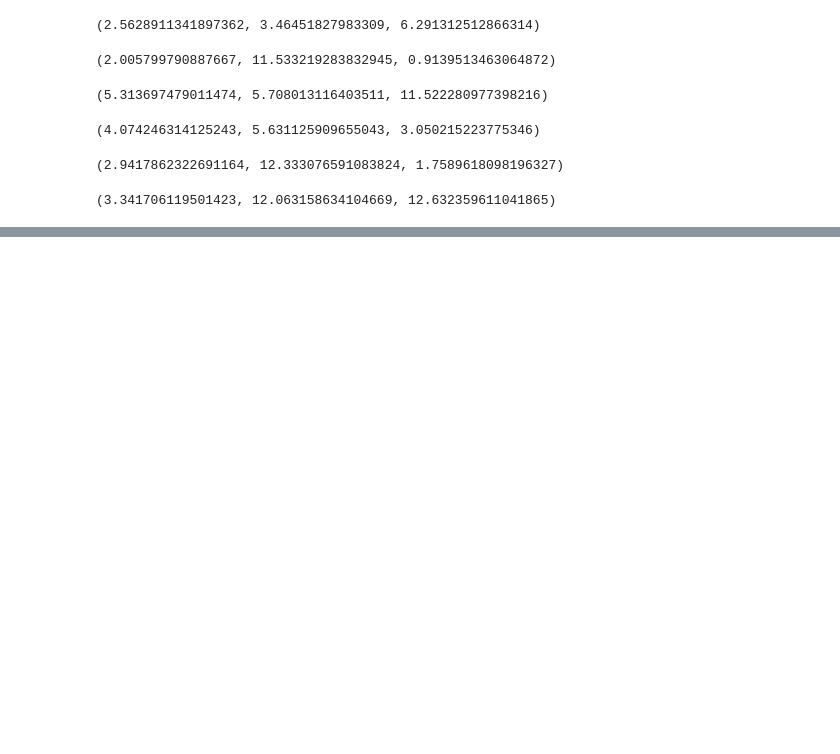
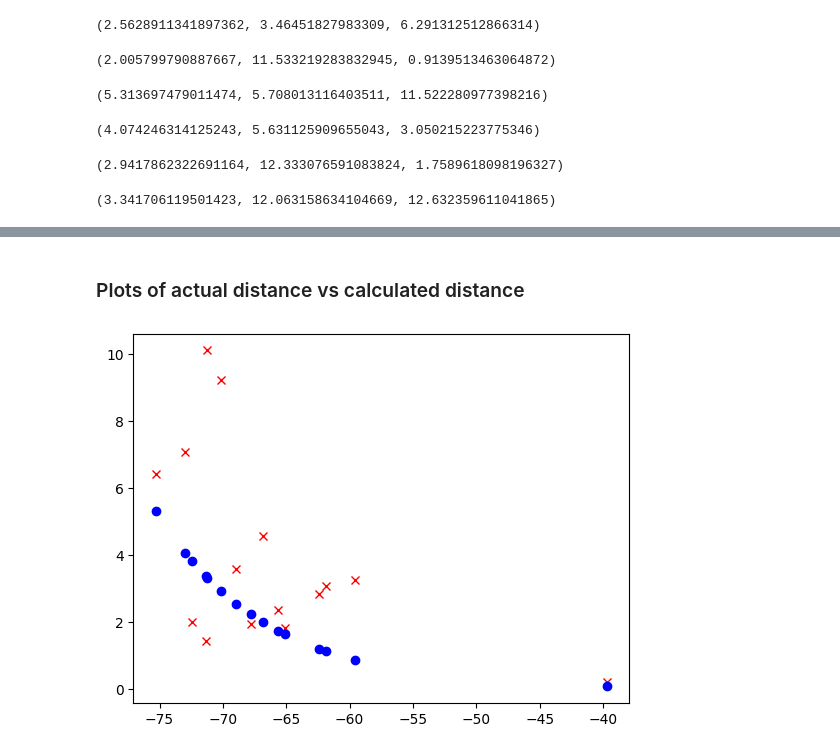
Before and after one commit to MinorOrg/MQTT-pi-subscriber, a Jupyter notebook: dataparse.ipynb, the cells around one changed output, grey strips where cells are left out. Cells and saved outputs as stored; diff of their text form; code cells hidden in the pictures; blank space fills up the shorter version.

```diff
--- a/dataparse.ipynb
+++ b/dataparse.ipynb
@@ -77,6 +73,11 @@ def getespdata(distances):
     espdatas[distances] = readespfile_all(distances + ".txt")
 # %%
 n = 2
+
+# in format [RSSi, calculated, actual]
+esp1_data = []
+esp2_data = []
+esp3_data = []
 
 # Free space model
 def dist(A, RSSI):
@@ -84,6 +85,8 @@ def dist(A, RSSI):
 
 def getdistances(datas):
     getespdata(datas)
+
+    actual_d = datas.split("x")
 
     esp1av = espdatas[datas][1][0][-1]
     esp2av = espdatas[datas][1][1][-1]
@@ -93,7 +96,14 @@ def getdistances(datas):
     esp2_d = dist(A_esp2, esp2av)
     esp3_d = dist(A_esp3, esp3av)
 
-    window.show(esp1_d, esp2_d, esp3_d)
+    if [esp1av, esp1_d, float(actual_d[0])] not in esp1_data:
+        esp1_data.append([esp1av, esp1_d, float(actual_d[0])])
+
+    if [esp2av, esp2_d, float(actual_d[1])] not in esp2_data:
+        esp2_data.append([esp2av, esp2_d, float(actual_d[1])])
+
+    if [[esp3av, esp3_d, float(actual_d[2])]] not in esp3_data:
+        esp3_data.append([esp3av, esp3_d, float(actual_d[2])])
 
     return (esp1_d, esp2_d, esp3_d)
 # %%
@@ -160,0 +229,14 @@ getdistances("10.12x6.85x8.74")
+# %% [markdown]
+### Plots of actual distance vs calculated distance
+# %%
+# Actual vs calculated for ESP1
+
+RSSI1 = [dat[0] for dat in esp1_data]
+actual1 = [dat[2] for dat in esp1_data]
+calc1 = [dat[1] for dat in esp1_data]
+
+plt.plot(RSSI1, actual1, 'rx')
+plt.plot(RSSI1, calc1, 'bo')
+plt.show()
+# %% [output]
+[figure, added]
```
Also changed, not shown: parts of 17 cells of this notebook, 1 other file.
